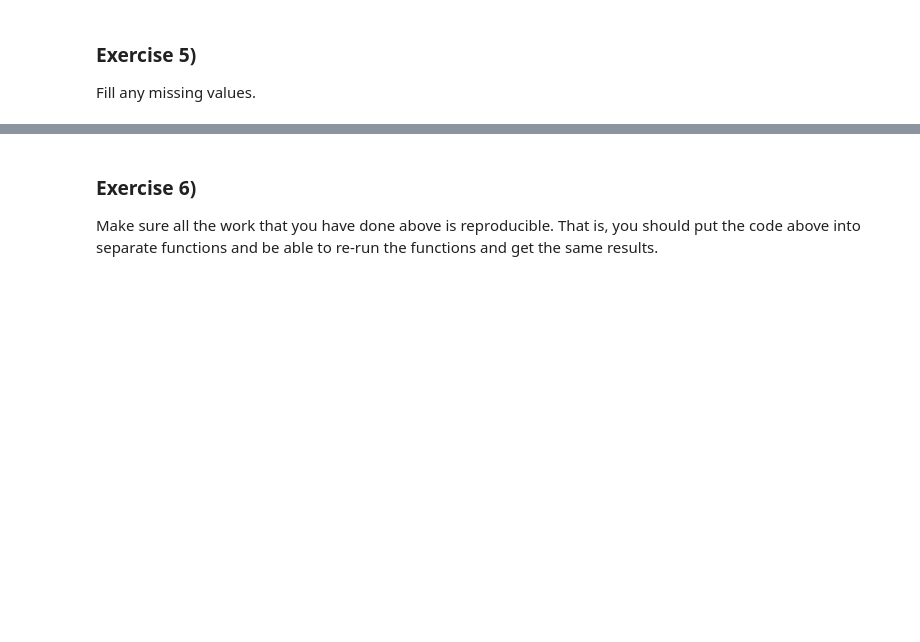
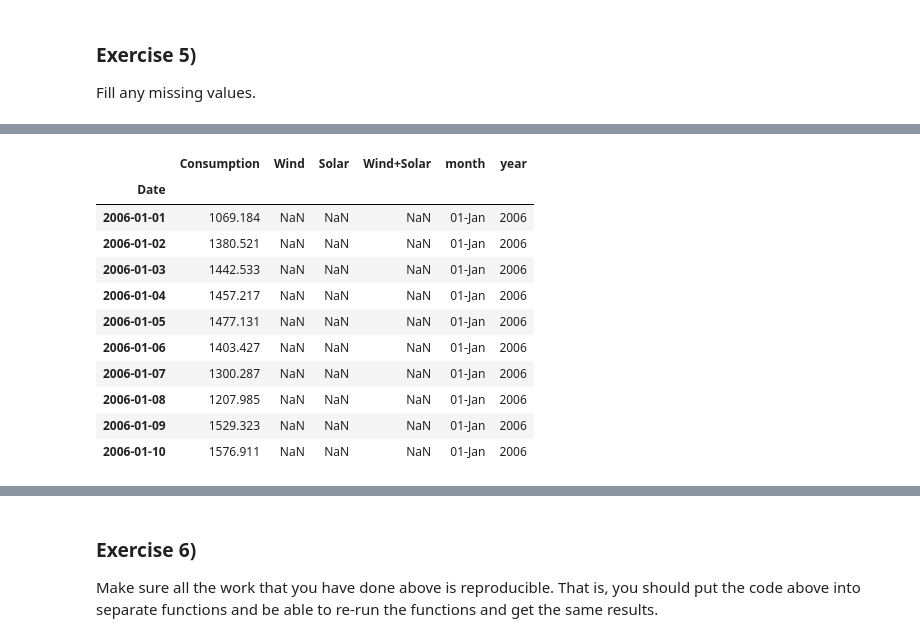
Before and after one commit to jeneyring/time-series-exercises, a Jupyter notebook: prepare_exercises.ipynb, the cells around one changed output, grey strips where cells are left out. Saved outputs shown, nothing was run; the diff lists cells and outputs as text; code cells hidden in the pictures; blank space fills up the shorter version.

```diff
--- a/prepare_exercises.ipynb
+++ b/prepare_exercises.ipynb
@@ -131,0 +215,16 @@ Fill any missing values.
+# %%
+#checking to see where the nulls are...it looks like mostly January..
+df_ops.head(10)
+# %% [output]
+|  | Consumption | Wind | Solar | Wind+Solar | month | year |
+| Date |  |  |  |  |  |  |
+| 2006-01-01 | 1069.184 | NaN | NaN | NaN | 01-Jan | 2006 |
+| 2006-01-02 | 1380.521 | NaN | NaN | NaN | 01-Jan | 2006 |
+| 2006-01-03 | 1442.533 | NaN | NaN | NaN | 01-Jan | 2006 |
+| 2006-01-04 | 1457.217 | NaN | NaN | NaN | 01-Jan | 2006 |
+| 2006-01-05 | 1477.131 | NaN | NaN | NaN | 01-Jan | 2006 |
+| 2006-01-06 | 1403.427 | NaN | NaN | NaN | 01-Jan | 2006 |
+| 2006-01-07 | 1300.287 | NaN | NaN | NaN | 01-Jan | 2006 |
+| 2006-01-08 | 1207.985 | NaN | NaN | NaN | 01-Jan | 2006 |
+| 2006-01-09 | 1529.323 | NaN | NaN | NaN | 01-Jan | 2006 |
+| 2006-01-10 | 1576.911 | NaN | NaN | NaN | 01-Jan | 2006 |
```
Also changed, not shown: parts of 14 cells of this notebook, 2 other files.
